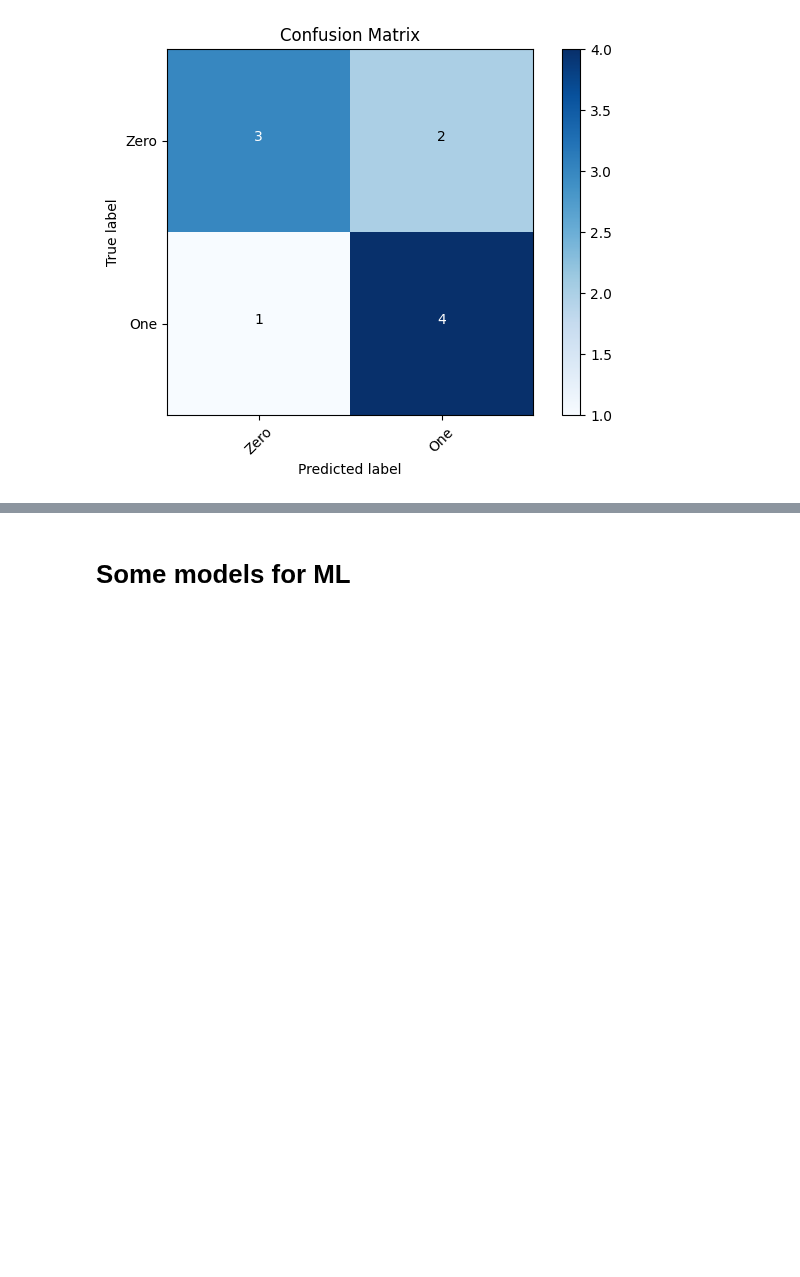
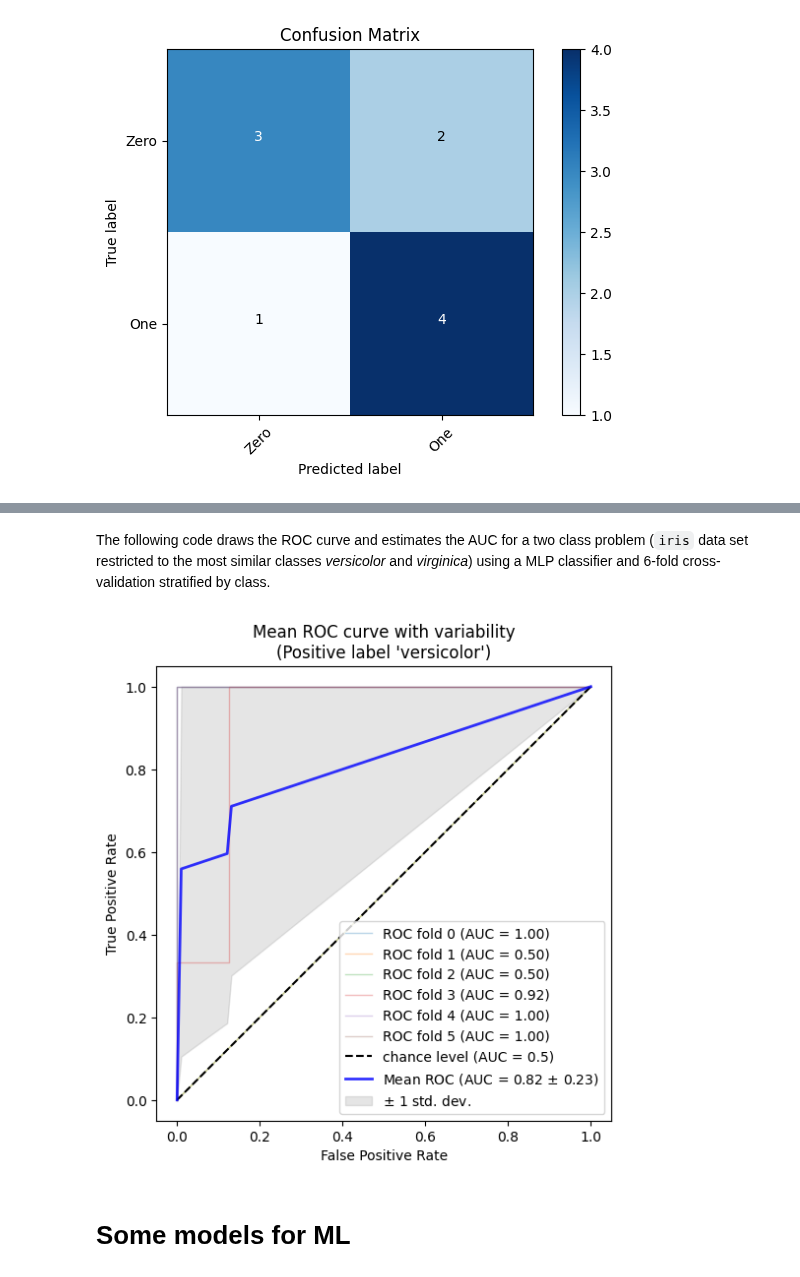
Before and after one commit to isa-ulisboa/greends-pml-2022-2023, a Jupyter notebook: ML_overview_with_examples.ipynb, the cells around one changed output, grey strips where cells are left out. Saved outputs shown, nothing was run; the diff lists cells and outputs as text; code cells hidden in the pictures; blank space fills up the shorter version.

```diff
--- a/ML_overview_with_examples.ipynb
+++ b/ML_overview_with_examples.ipynb
@@ -594,3 +709,82 @@ The comment in the notebook for this figure is the following: The rows represent
+# %% [markdown]
+The following code draws the ROC curve and estimates the AUC for a two class problem (`iris` data set restricted to the most similar classes *versicolor* and *virginica*) using a MLP classifier and 6-fold cross-validation stratified by class.
+# %%
+import numpy as np
+from sklearn.datasets import load_iris
+import matplotlib.pyplot as plt
+from sklearn.metrics import auc
+from sklearn.metrics import RocCurveDisplay
+from sklearn.model_selection import StratifiedKFold
+from sklearn.neural_network import MLPClassifier
+
+iris = load_iris()
+target_names = iris.target_names
+X, y = iris.data, iris.target
+X, y = X[y != 0], y[y != 0] # drop the 'setosa' class
+n_samples, n_features = X.shape
+
+cv = StratifiedKFold(n_splits=6)
+clf = MLPClassifier(solver='sgd',hidden_layer_sizes=(10, 5, 2), max_iter=300,learning_rate_init=0.01,momentum=0.9)
+
+tprs = []
+aucs = []
+mean_fpr = np.linspace(0, 1, 100) # threshold to be considered to draw the ROC curve
+
+fig, ax = plt.subplots(figsize=(6, 6))
+for fold, (train, test) in enumerate(cv.split(X, y)):
+    clf.fit(X[train], y[train])
+    viz = RocCurveDisplay.from_estimator(
+        clf,
+        X[test],
+        y[test],
+        name=f"ROC fold {fold}",
+        alpha=0.3,
+        lw=1,
+        ax=ax,
+    )
+    interp_tpr = np.interp(mean_fpr, viz.fpr, viz.tpr)
+    interp_tpr[0] = 0.0
+    tprs.append(interp_tpr)
+    aucs.append(viz.roc_auc)
+ax.plot([0, 1], [0, 1], "k--", label="chance level (AUC = 0.5)")
+
+mean_tpr = np.mean(tprs, axis=0)
+mean_tpr[-1] = 1.0
+mean_auc = auc(mean_fpr, mean_tpr)
+std_auc = np.std(aucs)
+ax.plot(
+    mean_fpr,
+    mean_tpr,
+    color="b",
+    label=r"Mean ROC (AUC = %0.2f $\pm$ %0.2f)" % (mean_auc, std_auc),
+    lw=2,
+    alpha=0.8,
+)
+
+std_tpr = np.std(tprs, axis=0)
+tprs_upper = np.minimum(mean_tpr + std_tpr, 1)
+tprs_lower = np.maximum(mean_tpr - std_tpr, 0)
+ax.fill_between(
+    mean_fpr,
+    tprs_lower,
+    tprs_upper,
+    color="grey",
+    alpha=0.2,
+    label=r"$\pm$ 1 std. dev.",
+)
+
+ax.set(
+    xlim=[-0.05, 1.05],
+    ylim=[-0.05, 1.05],
+    xlabel="False Positive Rate",
+    ylabel="True Positive Rate",
+    title=f"Mean ROC curve with variability\n(Positive label '{target_names[1]}')",
+)
+ax.axis("square")
+ax.legend(loc="lower right")
+plt.show()
+# %% [output]
+[figure, added]
 # %% [markdown]
 # Some models for ML
 # %% [markdown]
```
Also changed, not shown: parts of 16 cells of this notebook.
